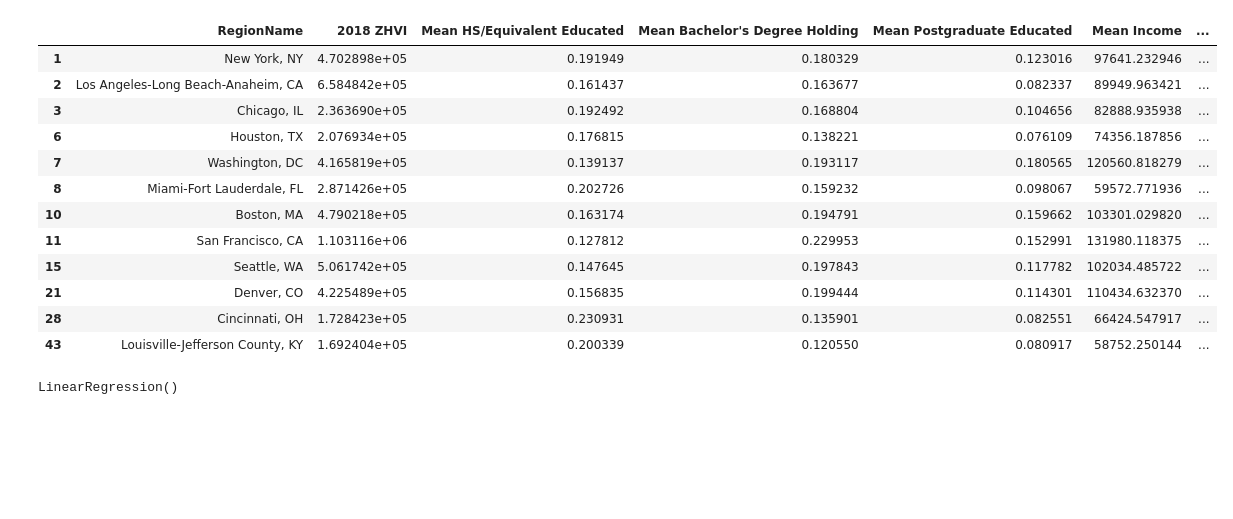
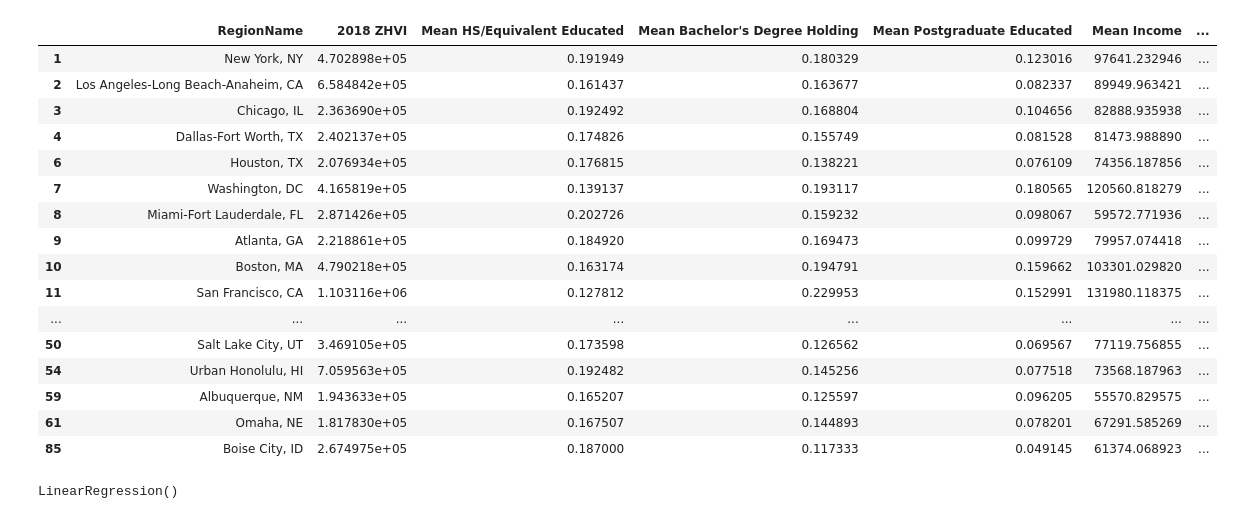
Before and after one commit to Wichaelian/INFO2950, a Jupyter notebook: Phase IV.ipynb, the cells around one changed output. Cells and saved outputs as stored; diff of their text form; code cells hidden in the pictures; blank space fills up the shorter version.

```diff
--- a/Phase IV.ipynb
+++ b/Phase IV.ipynb
@@ -75,6 +75,27 @@ ST = MSA_data_frame_builder("Patricio's Data/Seattle/SeattleHouses.csv", "Patric
 CH = MSA_data_frame_builder("Colin's Data/ChicagoData/Chicago.csv", "Colin's Data/ChicagoData/ChicagoEducation.csv")
 HO = MSA_data_frame_builder("Colin's Data/HoustonData/Houston.csv", "Colin's Data/HoustonData/HoustonEducation.csv")
 MI = MSA_data_frame_builder("Colin's Data/Miami-Ft.Lauderdale/Miami.csv", "Colin's Data/Miami-Ft.Lauderdale/MiamiEducation.csv")
+
+ATL = MSA_data_frame_builder("Census Data/AtlantaHouses.csv", "Census Data/AtlantaEducation.csv")
+DAL = MSA_data_frame_builder("Census Data/DallasHouses.csv", "Census Data/DallasEducation.csv")
+DET = MSA_data_frame_builder("Census Data/DetroitHouses.csv", "Census Data/DetroitEducation.csv")
+MN = MSA_data_frame_builder("Census Data/MinneapolisHouses.csv", "Census Data/MinneapolisEducation.csv")
+PH = MSA_data_frame_builder("Census Data/PhoenixHouses.csv", "Census Data/PhoenixEducation.csv")
+STL = MSA_data_frame_builder("Census Data/StLouisHouses.csv", "Census Data/StLouisEducation.csv")
+ALB = MSA_data_frame_builder("Census Data/AlbuquerqueHouses.csv", "Census Data/AlbuquerqueEducation.csv")
+BH = MSA_data_frame_builder("Census Data/BirminghamHouses.csv", "Census Data/BirminghamEducation.csv")
+BO = MSA_data_frame_builder("Census Data/BoiseHouses.csv", "Census Data/BoiseEducation.csv")
+CLT = MSA_data_frame_builder("Census Data/CharlotteHouses.csv", "Census Data/CharlotteEducation.csv")
+HON = MSA_data_frame_builder("Census Data/HonoluluHouses.csv", "Census Data/HonoluluEducation.csv")
+KC = MSA_data_frame_builder("Census Data/KansasCityHouses.csv", "Census Data/KansasCityEducation.csv")
+LV = MSA_data_frame_builder("Census Data/LasVegasHouses.csv", "Census Data/LasVegasEducation.csv")
+MIL = MSA_data_frame_builder("Census Data/MilwaukeeHouses.csv", "Census Data/MilwaukeeEducation.csv")
+NSV = MSA_data_frame_builder("Census Data/NashvilleHouses.csv", "Census Data/NashvilleEducation.csv")
+OKC = MSA_data_frame_builder("Census Data/OklahomaCityHouses.csv", "Census Data/OklahomaCityEducation.csv")
+OM = MSA_data_frame_builder("Census Data/OmahaHouses.csv", "Census Data/OmahaEducation.csv")
+PT = MSA_data_frame_builder("Census Data/PittsburghHouses.csv", "Census Data/PittsburghEducation.csv")
+SLC = MSA_data_frame_builder("Census Data/SaltLakeHouses.csv", "Census Data/SaltLakeEducation.csv")
+TP = MSA_data_frame_builder("Census Data/TampaHouses.csv", "Census Data/TampaEducation.csv")
 # %%
 ##Function finds the weighted means of each Metropolitan Statistical Area (utilizing county data). Takes in a name and a dataframe
 def weightedMeans(location, MSAdata):
@@ -99,42 +120,69 @@ def weightedMeans(location, MSAdata):
     msazhvi.loc[(msazhvi["RegionName"] == location), "Mean HS/Equivalent Educated"] = hs
     msazhvi.loc[(msazhvi["RegionName"] == location), "Mean Bachelor's Degree Holding"] = bach
     msazhvi.loc[(msazhvi["RegionName"] == location), "Mean Postgraduate Educated"] = post
     msazhvi.loc[(msazhvi["RegionName"] == location), "Mean Income"] = inc
     msazhvi.loc[(msazhvi["RegionName"] == location), "Mean Property Tax"] = tax
     msazhvi.loc[(msazhvi["RegionName"] == location), "Mean Rent as a Percentage of Income"] = grpip
 
 weightedMeans("San Francisco, CA", SF)
 weightedMeans("Los Angeles-Long Beach-Anaheim, CA", LA)
 weightedMeans("Denver, CO", DE)
 
 weightedMeans("New York, NY", NY)
 weightedMeans("Boston, MA", BT)
 weightedMeans("Cincinnati, OH", CC)
 
 weightedMeans("Washington, DC", DC)
 weightedMeans("Louisville-Jefferson County, KY", LV)
 weightedMeans("Seattle, WA", ST)
 
 weightedMeans("Chicago, IL", CH)
 weightedMeans("Houston, TX", HO)
 weightedMeans("Miami-Fort Lauderdale, FL", MI)
 
+weightedMeans('Atlanta, GA', ATL)
+weightedMeans('Dallas-Fort Worth, TX', DAL)
+weightedMeans('Detroit, MI', DET)
+weightedMeans('Minneapolis, MN', MN)
+weightedMeans('Phoenix, AZ', PH)
+weightedMeans('St. Louis, MO', STL)
+
+weightedMeans('Albuquerque, NM', ALB)
+weightedMeans('Birmingham, AL', BH)
+weightedMeans('Boise City, ID', BO)
+weightedMeans('Charlotte, NC', CLT)
+weightedMeans('Urban Honolulu, HI', HON)
+weightedMeans('Kansas City, MO', KC)
+weightedMeans('Milwaukee, WI', MIL)
+weightedMeans('Las Vegas, NV', LV)
+weightedMeans('Nashville, TN', NSV)
+weightedMeans('Oklahoma City, OK', OKC)
+weightedMeans('Omaha, NE', OM)
+weightedMeans('Pittsburgh, PA', PT)
+weightedMeans('Salt Lake City, UT', SLC)
+weightedMeans('Tampa, FL', TP)
+
+
 
 msazhvi
 # %% [output]
 |  | RegionName | 2018 ZHVI | Mean HS/Equivalent Educated | Mean Bachelor's Degree Holding | Mean Postgraduate Educated | Mean Income | ... |
 | 1 | New York, NY | 4.702898e+05 | 0.191949 | 0.180329 | 0.123016 | 97641.232946 | ... |
 | 2 | Los Angeles-Long Beach-Anaheim, CA | 6.584842e+05 | 0.161437 | 0.163677 | 0.082337 | 89949.963421 | ... |
 | 3 | Chicago, IL | 2.363690e+05 | 0.192492 | 0.168804 | 0.104656 | 82888.935938 | ... |
+| 4 | Dallas-Fort Worth, TX | 2.402137e+05 | 0.174826 | 0.155749 | 0.081528 | 81473.988890 | ... |
 | 6 | Houston, TX | 2.076934e+05 | 0.176815 | 0.138221 | 0.076109 | 74356.187856 | ... |
 | 7 | Washington, DC | 4.165819e+05 | 0.139137 | 0.193117 | 0.180565 | 120560.818279 | ... |
 | 8 | Miami-Fort Lauderdale, FL | 2.871426e+05 | 0.202726 | 0.159232 | 0.098067 | 59572.771936 | ... |
+| 9 | Atlanta, GA | 2.218861e+05 | 0.184920 | 0.169473 | 0.099729 | 79957.074418 | ... |
 | 10 | Boston, MA | 4.790218e+05 | 0.163174 | 0.194791 | 0.159662 | 103301.029820 | ... |
 | 11 | San Francisco, CA | 1.103116e+06 | 0.127812 | 0.229953 | 0.152991 | 131980.118375 | ... |
-| 15 | Seattle, WA | 5.061742e+05 | 0.147645 | 0.197843 | 0.117782 | 102034.485722 | ... |
-| 21 | Denver, CO | 4.225489e+05 | 0.156835 | 0.199444 | 0.114301 | 110434.632370 | ... |
-| 28 | Cincinnati, OH | 1.728423e+05 | 0.230931 | 0.135901 | 0.082551 | 66424.547917 | ... |
-| 43 | Louisville-Jefferson County, KY | 1.692404e+05 | 0.200339 | 0.120550 | 0.080917 | 58752.250144 | ... |
+| ... | ... | ... | ... | ... | ... | ... | ... |
+| 50 | Salt Lake City, UT | 3.469105e+05 | 0.173598 | 0.126562 | 0.069567 | 77119.756855 | ... |
+| 54 | Urban Honolulu, HI | 7.059563e+05 | 0.192482 | 0.145256 | 0.077518 | 73568.187963 | ... |
+| 59 | Albuquerque, NM | 1.943633e+05 | 0.165207 | 0.125597 | 0.096205 | 55570.829575 | ... |
+| 61 | Omaha, NE | 1.817830e+05 | 0.167507 | 0.144893 | 0.078201 | 67291.585269 | ... |
+| 85 | Boise City, ID | 2.674975e+05 | 0.187000 | 0.117333 | 0.049145 | 61374.068923 | ... |
 # %%
 msazhvi['Education Score'] = msazhvi['Mean HS/Equivalent Educated'] + 1.8*msazhvi["Mean Bachelor's Degree Holding"] + 2.3*msazhvi['Mean Postgraduate Educated']
 # %%
```
Also changed, not shown: parts of 10 cells of this notebook.
